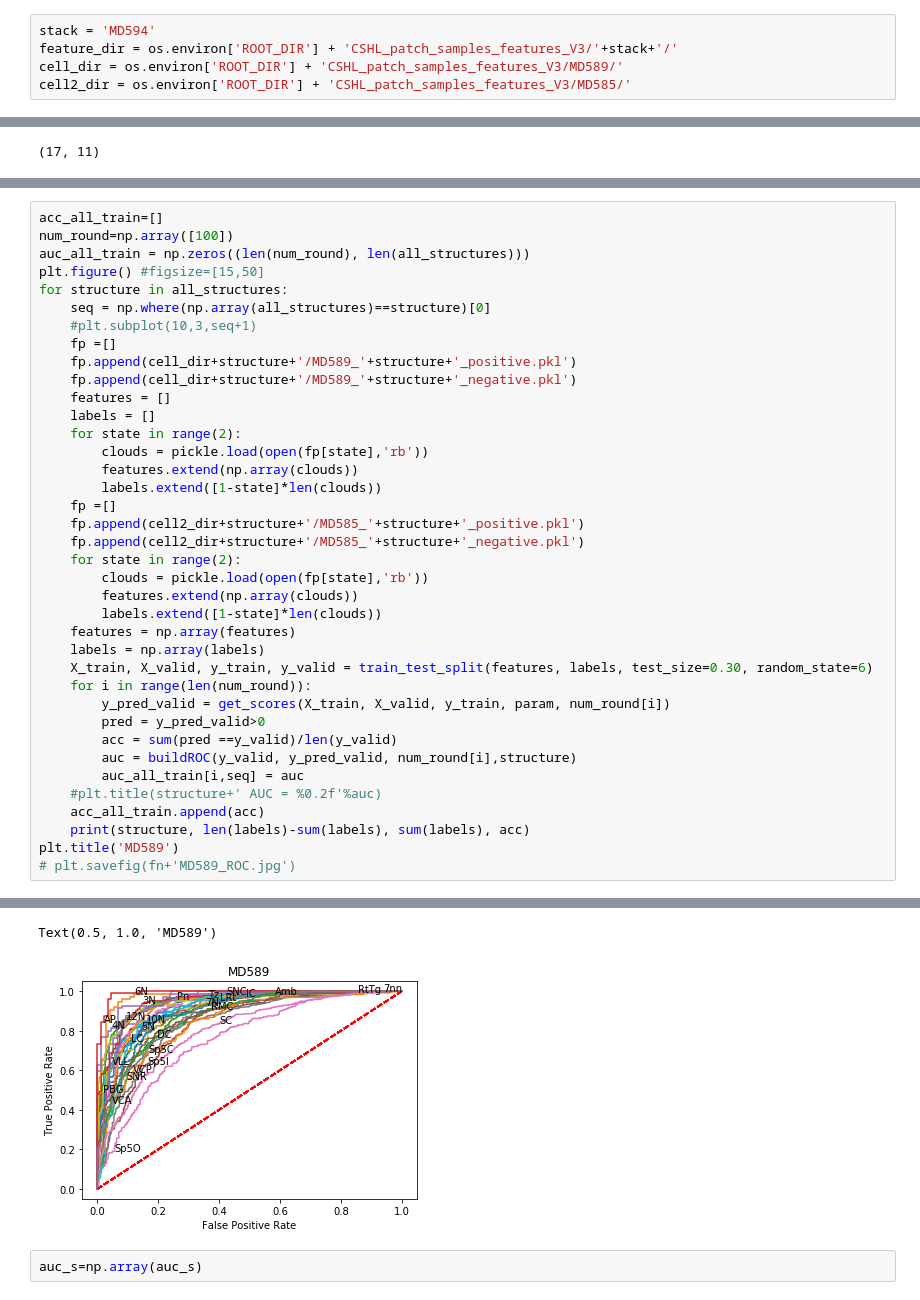
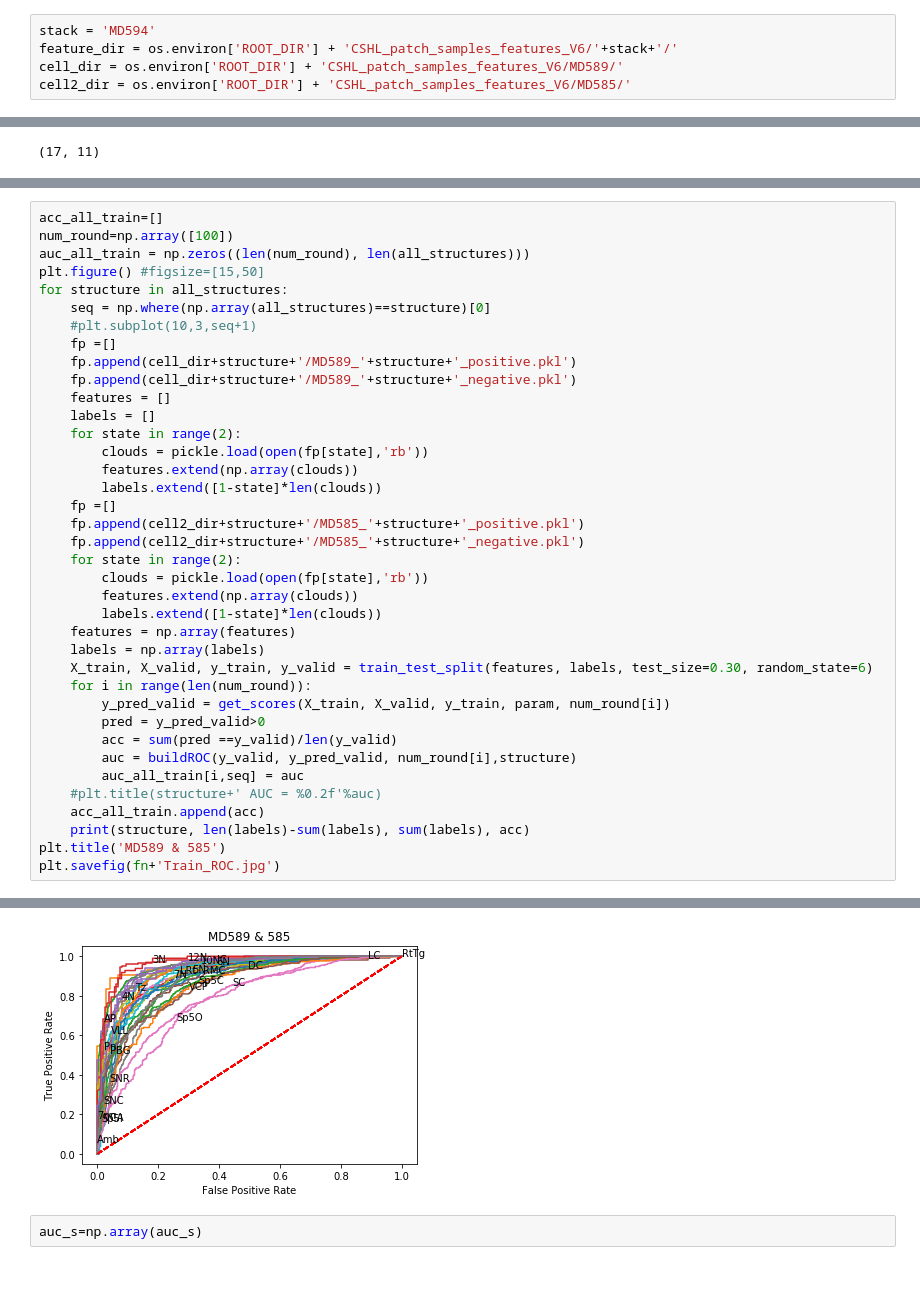
Before and after one commit to yoavfreund/shapeology_code, a Jupyter notebook: notebooks/PointCloud.ipynb, the cells around one changed output, grey strips where cells are left out. Saved outputs shown, nothing was run; the diff lists cells and outputs as text.

```diff
--- a/notebooks/PointCloud.ipynb
+++ b/notebooks/PointCloud.ipynb
@@ -66,7 +66,7 @@ len(auc_s)
 28
 # %%
 stack = 'MD594'
-feature_dir = os.environ['ROOT_DIR'] + 'CSHL_patch_samples_features_V3/'+stack+'/'
-cell_dir = os.environ['ROOT_DIR'] + 'CSHL_patch_samples_features_V3/MD589/'
-cell2_dir = os.environ['ROOT_DIR'] + 'CSHL_patch_samples_features_V3/MD585/'
+feature_dir = os.environ['ROOT_DIR'] + 'CSHL_patch_samples_features_V6/'+stack+'/'
+cell_dir = os.environ['ROOT_DIR'] + 'CSHL_patch_samples_features_V6/MD589/'
+cell2_dir = os.environ['ROOT_DIR'] + 'CSHL_patch_samples_features_V6/MD585/'
 # %%
@@ -296,6 +293,6 @@ for structure in all_structures:
     #plt.title(structure+' AUC = %0.2f'%auc)
     acc_all_train.append(acc)
     print(structure, len(labels)-sum(labels), sum(labels), acc)
-plt.title('MD589')
-# plt.savefig(fn+'MD589_ROC.jpg')
+plt.title('MD589 & 585')
+plt.savefig(fn+'Train_ROC.jpg')
 # %% [output]
@@ -319,5 +316,4 @@ IC 1997 2000 0.7825
-Text(0.5, 1.0, 'MD589')
-[figure, old version]
+[figure, new version]
 # %%
 auc_s=np.array(auc_s)
 # %%
```
Also changed, not shown: parts of 11 cells of this notebook, 5 other files.
